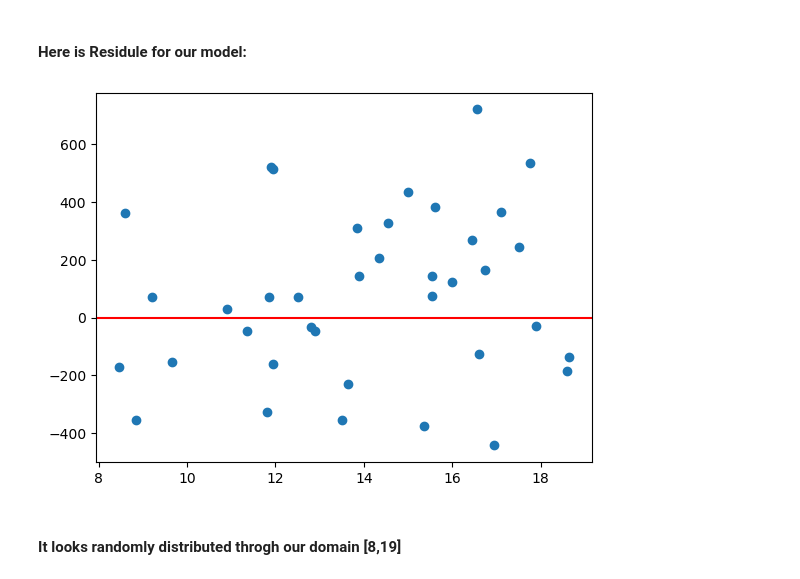
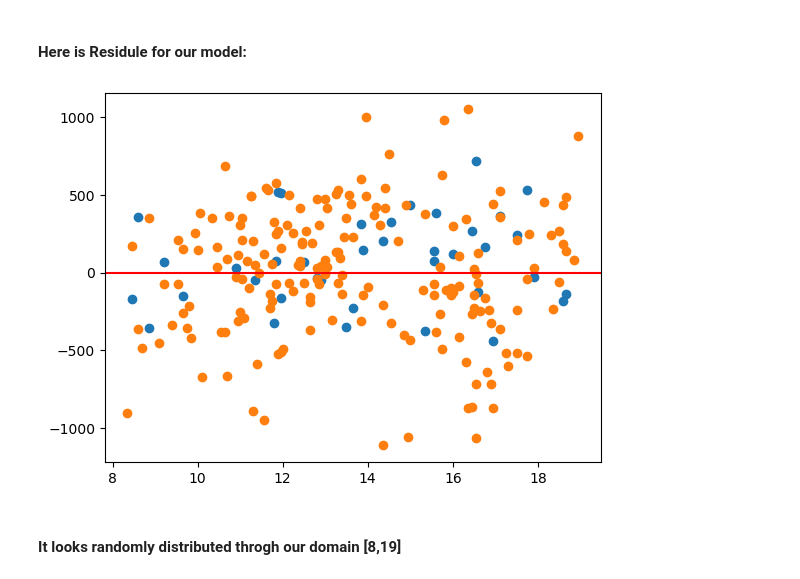
Before and after one commit to foadmomeni/A2-Project-6, a Jupyter notebook: 2_first_model-1.ipynb, the cells around one changed output. Saved outputs shown, nothing was run; the diff lists cells and outputs as text; code cells hidden in the pictures.

```diff
--- a/2_first_model-1.ipynb
+++ b/2_first_model-1.ipynb
@@ -159,11 +159,12 @@ model_df.head()
 #### Here is Residule for our model:
 # %%
 plt.scatter(model_df['Average temperature (°C)'],model_df['Residule'])
+plt.scatter(result1['Average temperature (°C)'],result1['Max_Demand'] + 226.05981583 * result1['Average temperature (°C)'] - 9277.050466450404)
 
 plt.axhline(y=0, color='r', linestyle='-')
 plt.show()
 # %% [output]
-[figure, old version]
+[figure, new version]
 # %% [markdown]
 #### It looks randomly distributed throgh our domain [8,19]
 # %% [markdown]
```
Also changed, not shown: parts of 1 cell of this notebook.
